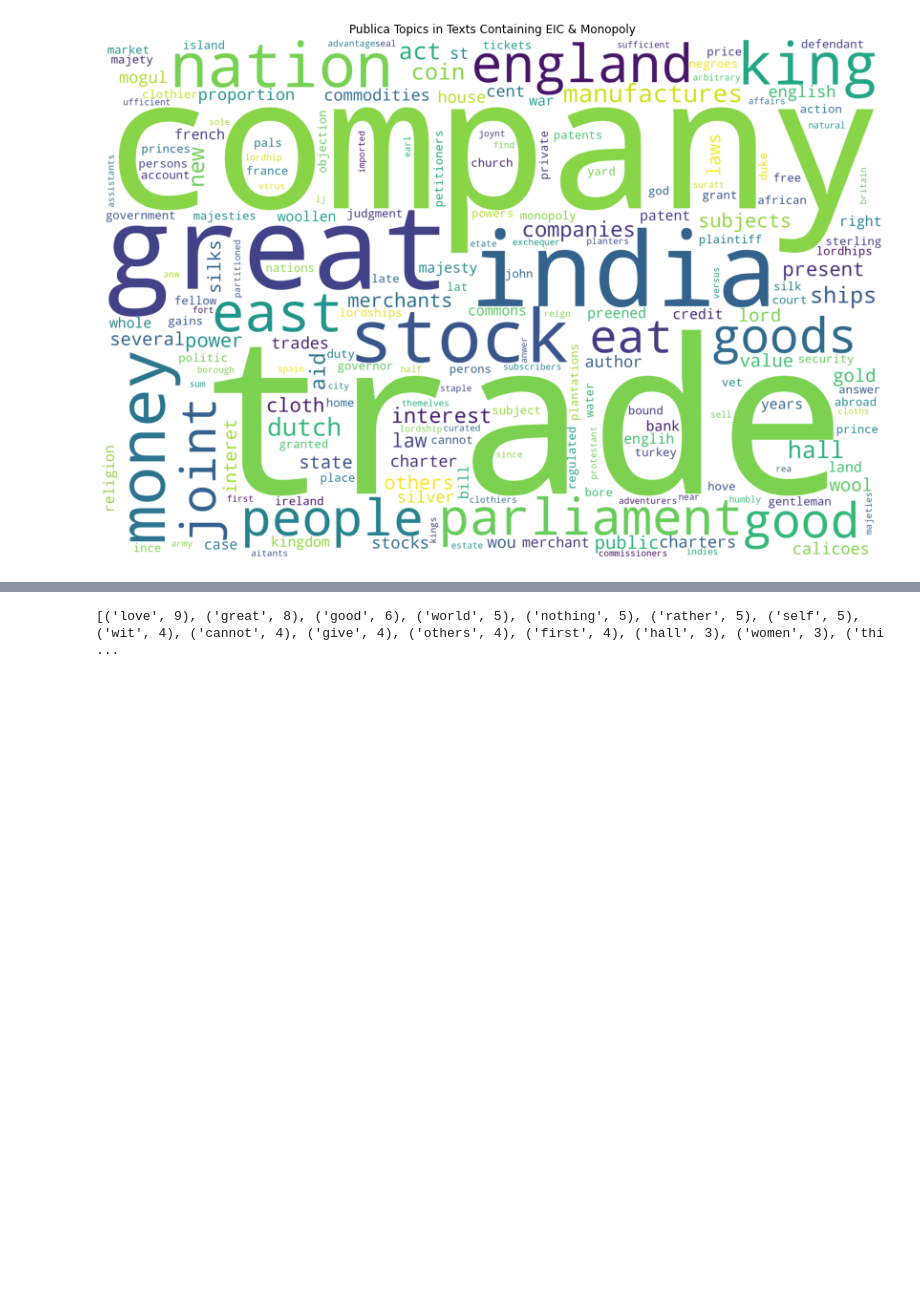
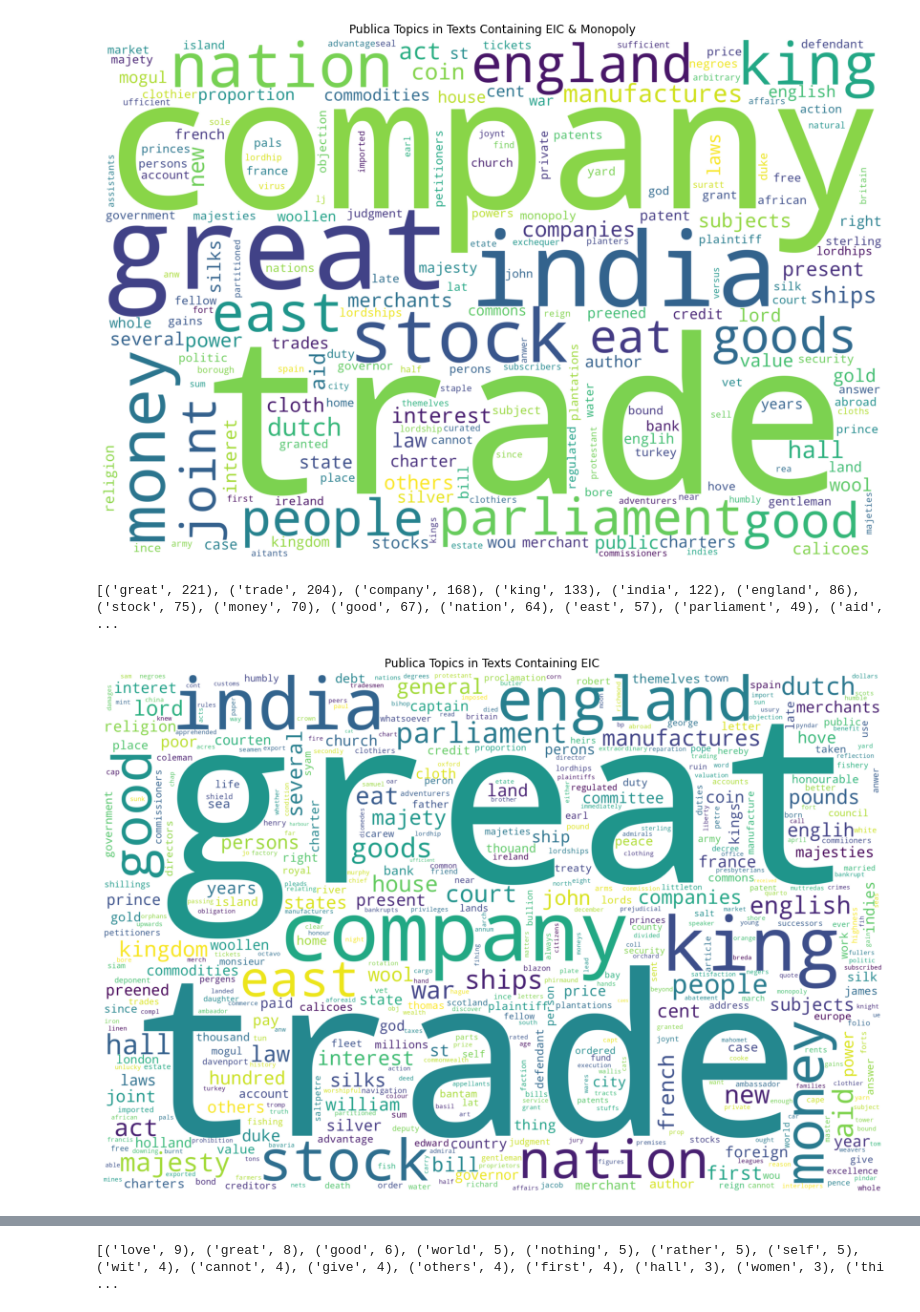
Before and after one commit to hsmith221/ECBC-21-22, a Jupyter notebook: Topic_Modeling/topics.ipynb, the cells around one changed output, grey strips where cells are left out. Cells and saved outputs as stored; diff of their text form; code cells hidden in the pictures; blank space fills up the shorter version.

```diff
--- a/Topic_Modeling/topics.ipynb
+++ b/Topic_Modeling/topics.ipynb
@@ -197,3 +197,8 @@ topicCloud('publica','eic_monopoly.txt','Publica Topics in Texts Containing EIC
 # %% [output]
 [('trade', 67), ('company', 54), ('great', 48), ('india', 39), ('stock', 26), ('money', 20), ('nation', 18), ('king', 16), ('east', 14), ('england', 13), ('parliament', 12), ('people', 12), ('joint',  ...
 [figure]
+# %%
+topicCloud('publica','eic.txt','Publica Topics in Texts Containing EIC')
+# %% [output]
+[('great', 221), ('trade', 204), ('company', 168), ('king', 133), ('india', 122), ('england', 86), ('stock', 75), ('money', 70), ('good', 67), ('nation', 64), ('east', 57), ('parliament', 49), ('aid', ...
+[figure, added]
```
Also changed, not shown: parts of 1 cell of this notebook, 21 other files.
